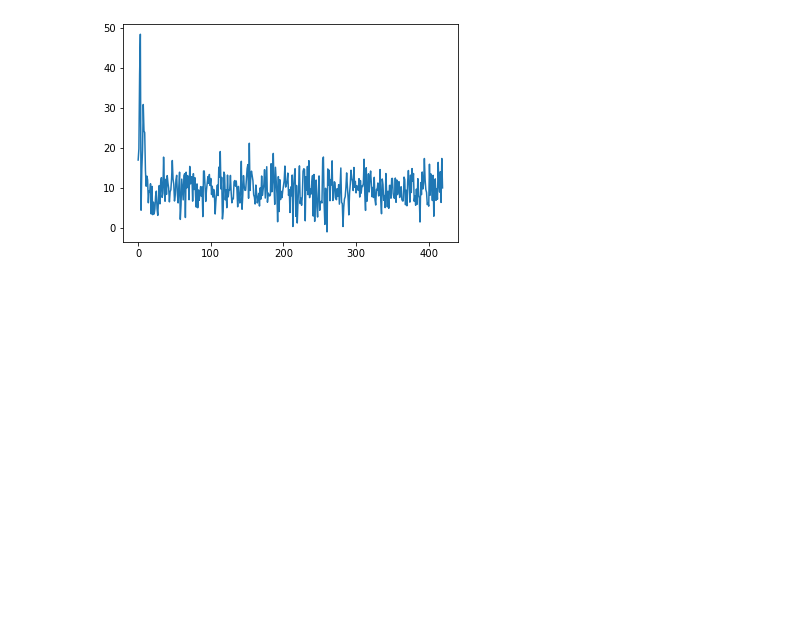
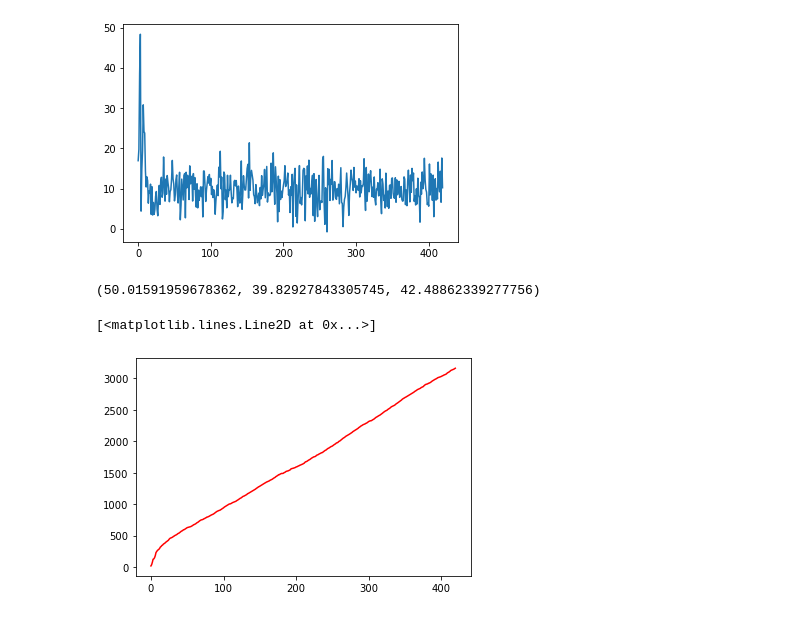
Before and after one commit to GiuliaMontani/Online-learning-application, a Jupyter notebook: Ola_project/Step7.ipynb, the cells around one changed output. Drawn from its saved outputs; the diff is of its cells as text; code cells hidden in the pictures; blank space fills up the shorter version.

```diff
--- a/Ola_project/Step7.ipynb
+++ b/Ola_project/Step7.ipynb
@@ -866 +883,10 @@ for e in range(num_experiments):
                     #print("--- SPLIT F2 DOESN'T MAKE SENSE (without f1) ---")
+# %%
+OPT, np.mean(collected_reward_tss), np.mean(collected_reward_ucbs)
+# %% [output]
+(50.01591959678362, 39.82927843305745, 42.48862339277756)
+# %%
+plt.plot(np.cumsum(OPT - collected_reward_ucbs, axis=0), 'r')
+# %% [output]
+[<matplotlib.lines.Line2D at 0x...>]
+[figure, added]
```
Also changed, not shown: parts of 10 cells of this notebook, 1 other file.
